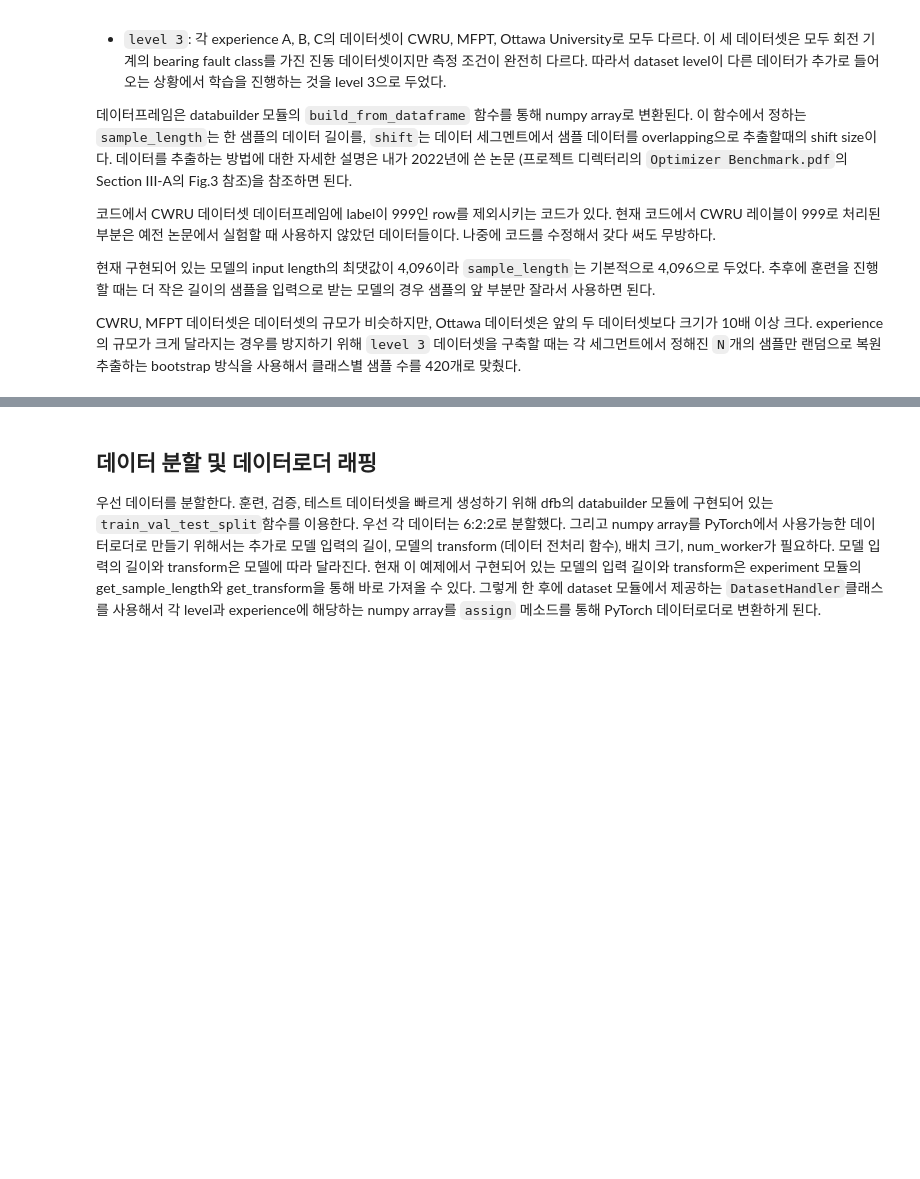
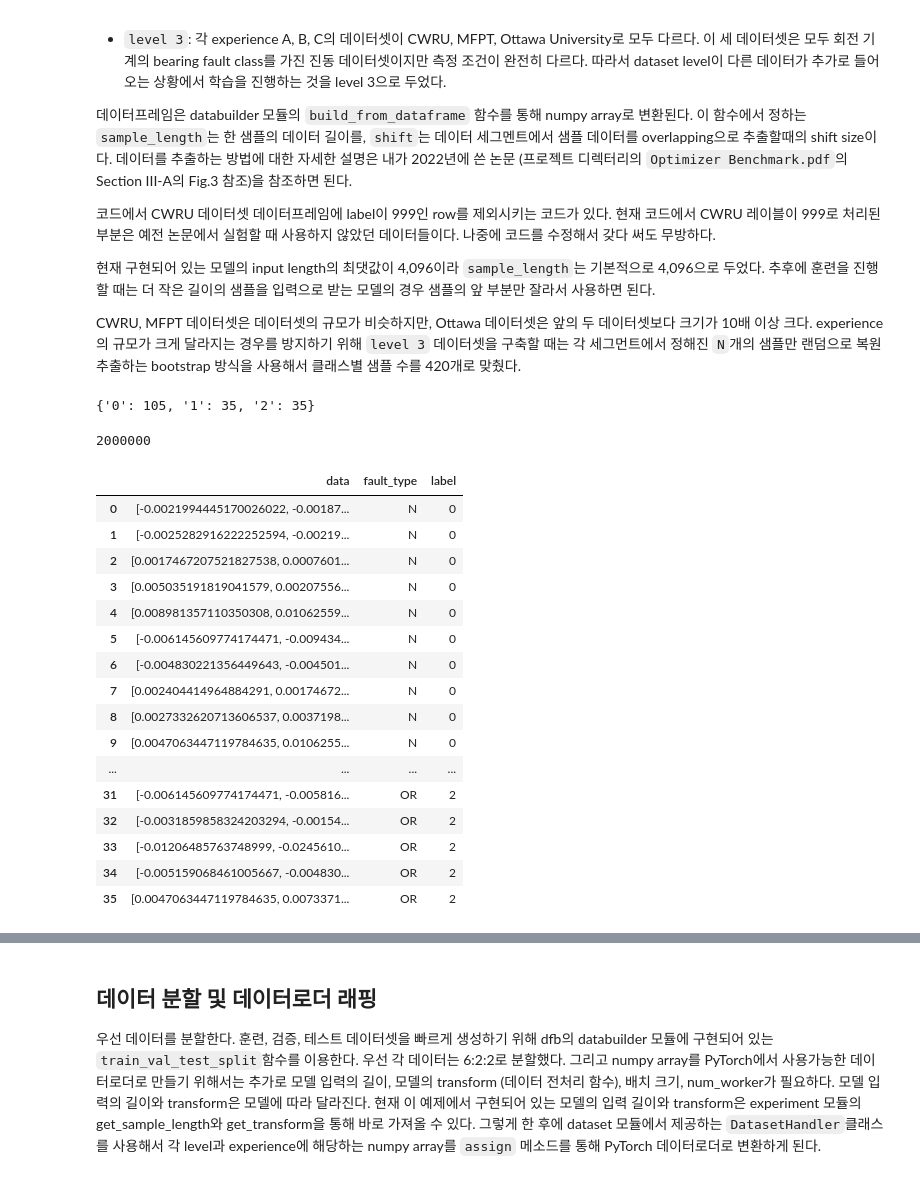
Before and after one commit to ssu004/DeepFault_Model, a Jupyter notebook: example/continual_learning.ipynb, the cells around one changed output, grey strips where cells are left out. Saved outputs shown, nothing was run; the diff lists cells and outputs as text; code cells hidden in the pictures; blank space fills up the shorter version.

```diff
--- a/example/continual_learning.ipynb
+++ b/example/continual_learning.ipynb
@@ -180,3 +180,31 @@ filter_ottawa = filter_ottawa.apply(set_label_level3, axis="columns")
 data_level3["A"] = bootstrap_from_dataframe(filter_cwru, 4096, 100, False, sample_map["cwru"])
 data_level3["B"] = bootstrap_from_dataframe(filter_mfpt, 4096, 100, False, sample_map["mfpt"])
 data_level3["C"] = bootstrap_from_dataframe(filter_ottawa, 4096, 100, False, sample_map["ottawa"])
+# %%
+sample_map["cwru"]
+# %% [output]
+{'0': 105, '1': 35, '2': 35}
+# %%
+filter_ottawa['data'][0].size
+# %% [output]
+2000000
+# %%
+filter_ottawa
+# %% [output]
+|  | data | fault_type | label |
+| 0 | [-0.0021994445170026022, -0.00187... | N | 0 |
+| 1 | [-0.0025282916222252594, -0.00219... | N | 0 |
+| 2 | [0.0017467207521827538, 0.0007601... | N | 0 |
+| 3 | [0.005035191819041579, 0.00207556... | N | 0 |
+| 4 | [0.008981357110350308, 0.01062559... | N | 0 |
+| 5 | [-0.006145609774174471, -0.009434... | N | 0 |
+| 6 | [-0.004830221356449643, -0.004501... | N | 0 |
+| 7 | [0.002404414964884291, 0.00174672... | N | 0 |
+| 8 | [0.0027332620713606537, 0.0037198... | N | 0 |
+| 9 | [0.0047063447119784635, 0.0106255... | N | 0 |
+| ... | ... | ... | ... |
+| 31 | [-0.006145609774174471, -0.005816... | OR | 2 |
+| 32 | [-0.0031859858324203294, -0.00154... | OR | 2 |
+| 33 | [-0.01206485763748999, -0.0245610... | OR | 2 |
+| 34 | [-0.005159068461005667, -0.004830... | OR | 2 |
+| 35 | [0.0047063447119784635, 0.0073371... | OR | 2 |
```
Also changed, not shown: parts of 3 cells of this notebook, 3 other files.
